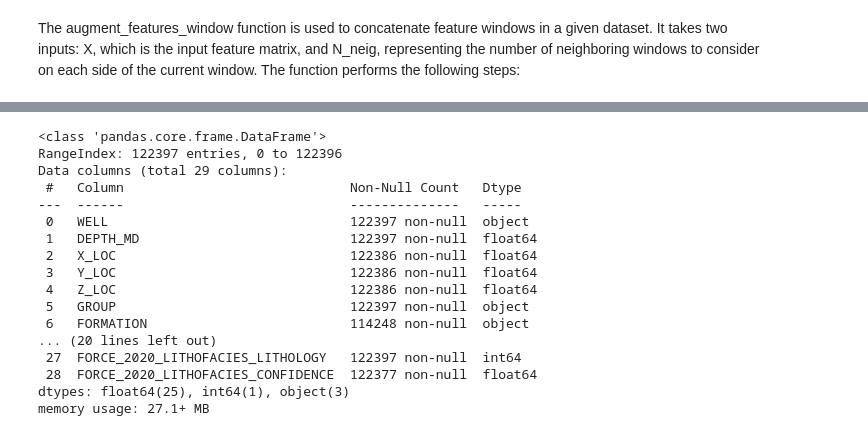
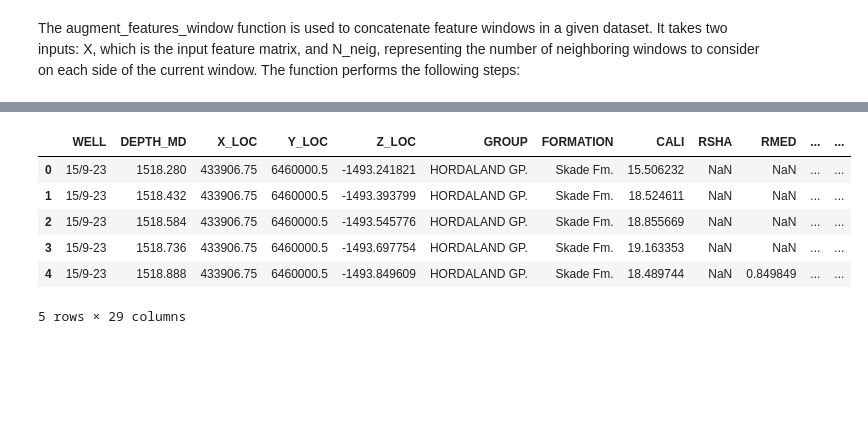
Before and after one commit to hyonbokan/lithology-identification-fl, a Jupyter notebook: XGBoost/xgboost_aug.ipynb, the cells around one changed output, grey strips where cells are left out. Saved outputs shown, nothing was run; the diff lists cells and outputs as text; code cells hidden in the pictures; blank space fills up the shorter version.

```diff
--- a/XGBoost/xgboost_aug.ipynb
+++ b/XGBoost/xgboost_aug.ipynb
@@ -529,21 +399,11 @@ Name: # lithology, dtype: int64
 # %%
-hidden_test = pd.read_csv(PWD + 'hidden_test.csv', sep=';')
-hidden_test.info()
+hidden_test = pd.read_csv('/home/dnlab/Data-B/my_research/Geoscience_FL/data_well_log/hidden_test.csv', sep=';')
+hidden_test.head()
 # %% [output]
+|  | WELL | DEPTH_MD | X_LOC | Y_LOC | Z_LOC | GROUP | FORMATION | CALI | RSHA | RMED | ... | ... |
+| 0 | 15/9-23 | 1518.280 | 433906.75 | 6460000.5 | -1493.241821 | HORDALAND GP. | Skade Fm. | 15.506232 | NaN | NaN | ... | ... |
+| 1 | 15/9-23 | 1518.432 | 433906.75 | 6460000.5 | -1493.393799 | HORDALAND GP. | Skade Fm. | 18.524611 | NaN | NaN | ... | ... |
+| 2 | 15/9-23 | 1518.584 | 433906.75 | 6460000.5 | -1493.545776 | HORDALAND GP. | Skade Fm. | 18.855669 | NaN | NaN | ... | ... |
+| 3 | 15/9-23 | 1518.736 | 433906.75 | 6460000.5 | -1493.697754 | HORDALAND GP. | Skade Fm. | 19.163353 | NaN | NaN | ... | ... |
+| 4 | 15/9-23 | 1518.888 | 433906.75 | 6460000.5 | -1493.849609 | HORDALAND GP. | Skade Fm. | 18.489744 | NaN | 0.849849 | ... | ... |
-<class 'pandas.core.frame.DataFrame'>
-RangeIndex: 122397 entries, 0 to 122396
-Data columns (total 29 columns):
- #   Column                             Non-Null Count   Dtype
----  ------                             --------------   -----
- 0   WELL                               122397 non-null  object
- 1   DEPTH_MD                           122397 non-null  float64
- 2   X_LOC                              122386 non-null  float64
- 3   Y_LOC                              122386 non-null  float64
- 4   Z_LOC                              122386 non-null  float64
- 5   GROUP                              122397 non-null  object
- 6   FORMATION                          114248 non-null  object
-... (20 lines left out)
- 27  FORCE_2020_LITHOFACIES_LITHOLOGY   122397 non-null  int64
- 28  FORCE_2020_LITHOFACIES_CONFIDENCE  122377 non-null  float64
-dtypes: float64(25), int64(1), object(3)
-memory usage: 27.1+ MB
+5 rows × 29 columns
```
Also changed, not shown: parts of 20 cells of this notebook, 5 other files.
